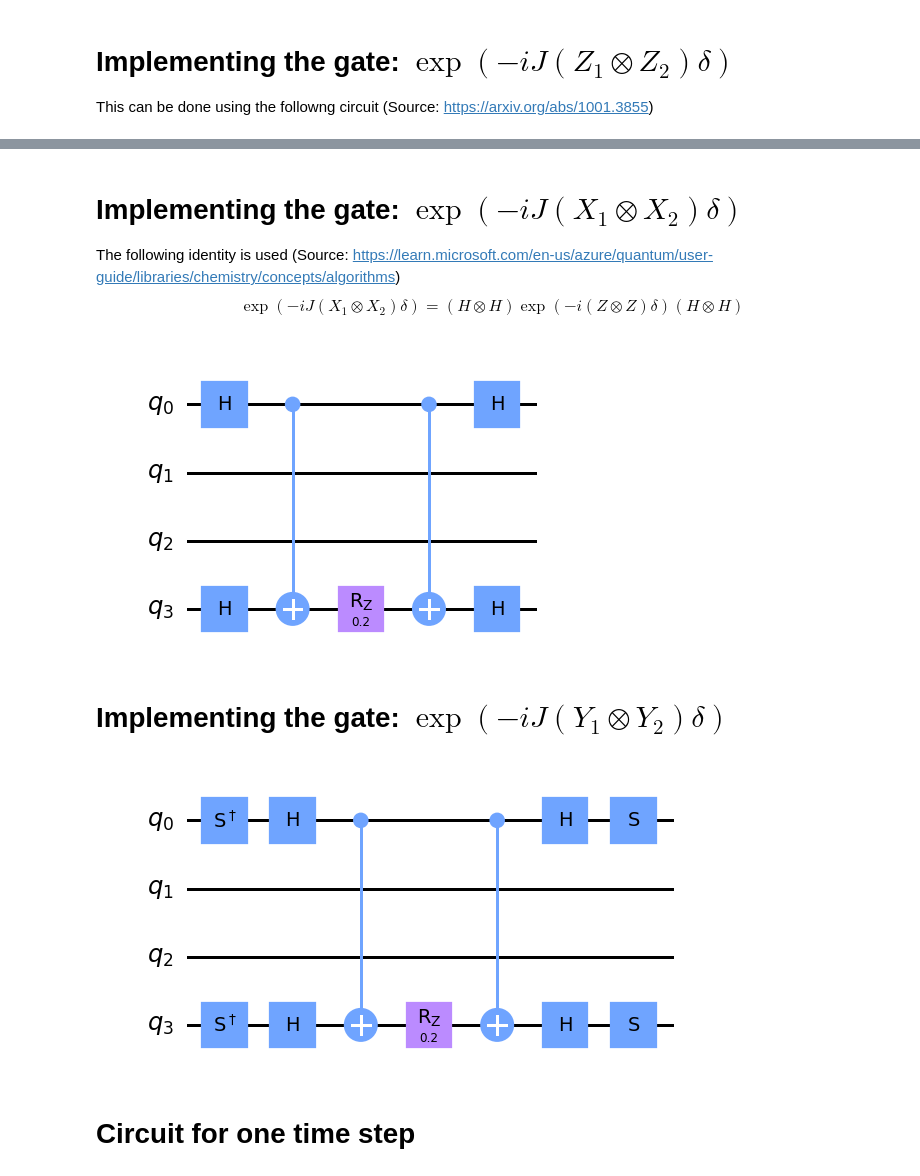
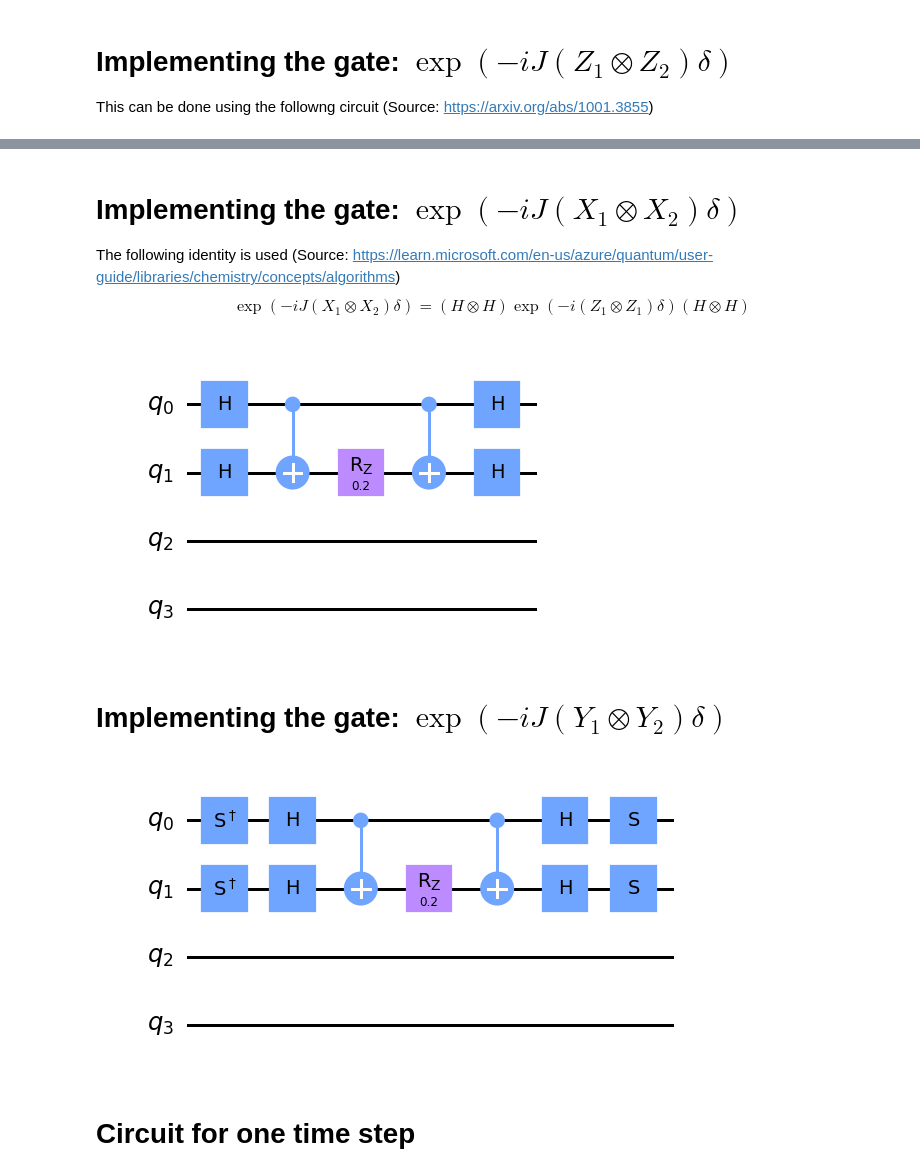
Before and after one commit to psasanka1729/hamiltonian_evolution_heisenberg_model, a Jupyter notebook: Hamiltonian_simulation_Heisenberg_model_qiskit.ipynb, the cells around one changed output, grey strips where cells are left out. Drawn from its saved outputs; the diff is of its cells as text; code cells hidden in the pictures.

```diff
--- a/Hamiltonian_simulation_Heisenberg_model_qiskit.ipynb
+++ b/Hamiltonian_simulation_Heisenberg_model_qiskit.ipynb
@@ -27,7 +27,7 @@ zz_circuit(0,3,0.1).draw("mpl",scale=1.5)
 # %% [markdown]
 # Implementing the gate: $\exp(-iJ(X_{1} \otimes X_{2}) \delta)$
 The following identity is used (Source: https://learn.microsoft.com/en-us/azure/quantum/user-guide/libraries/chemistry/concepts/algorithms)
-$$\exp(-iJ(X_{1} \otimes X_{2}) \delta) = (H \otimes H) \exp(-i(Z \otimes Z)\delta) (H \otimes H)$$
+$$\exp(-iJ(X_{1} \otimes X_{2}) \delta) = (H \otimes H) \exp(-i(Z_{1} \otimes Z_{1})\delta) (H \otimes H)$$
 # %%
 def xx_circuit(qubit_0,qubit_1,delta):
     qc_xx = QuantumCircuit(L)
@@ -39,29 +39,29 @@ def xx_circuit(qubit_0,qubit_1,delta):
     qc_xx.h(qubit_0)
     qc_xx.h(qubit_1)
     return qc_xx#.draw("mpl",scale=1.5)
-xx_circuit(0,3,0.1).draw("mpl",scale=1.5)
+xx_circuit(0,1,0.1).draw("mpl",scale=1.5)
 # %% [output]
-[figure, old version]
+[figure, new version]
 # %% [markdown]
 # Implementing the gate: $\exp(-iJ(Y_{1} \otimes Y_{2}) \delta)$
 # %%
 def yy_circuit(qubit_0,qubit_1,delta):
     qc_yy = QuantumCircuit(L)
     qc_yy.sdg(qubit_0)
     qc_yy.sdg(qubit_1)
     qc_yy.h(qubit_0)
     qc_yy.h(qubit_1)
     qc_yy.cx(qubit_0,qubit_1)
     qc_yy.rz(2*delta,qubit_1)
     qc_yy.cx(qubit_0,qubit_1)
     qc_yy.h(qubit_0)
     qc_yy.h(qubit_1)
     qc_yy.s(qubit_0)
     qc_yy.s(qubit_1)
     return qc_yy#.draw("mpl",scale=1.5)
-yy_circuit(0,3,0.1).draw("mpl",scale=1.5)
+yy_circuit(0,1,0.1).draw("mpl",scale=1.5)
 # %% [output]
-[figure, old version]
+[figure, new version]
 # %% [markdown]
 # Circuit for one time step
 # %%
```
Also changed, not shown: parts of 2 cells of this notebook.
